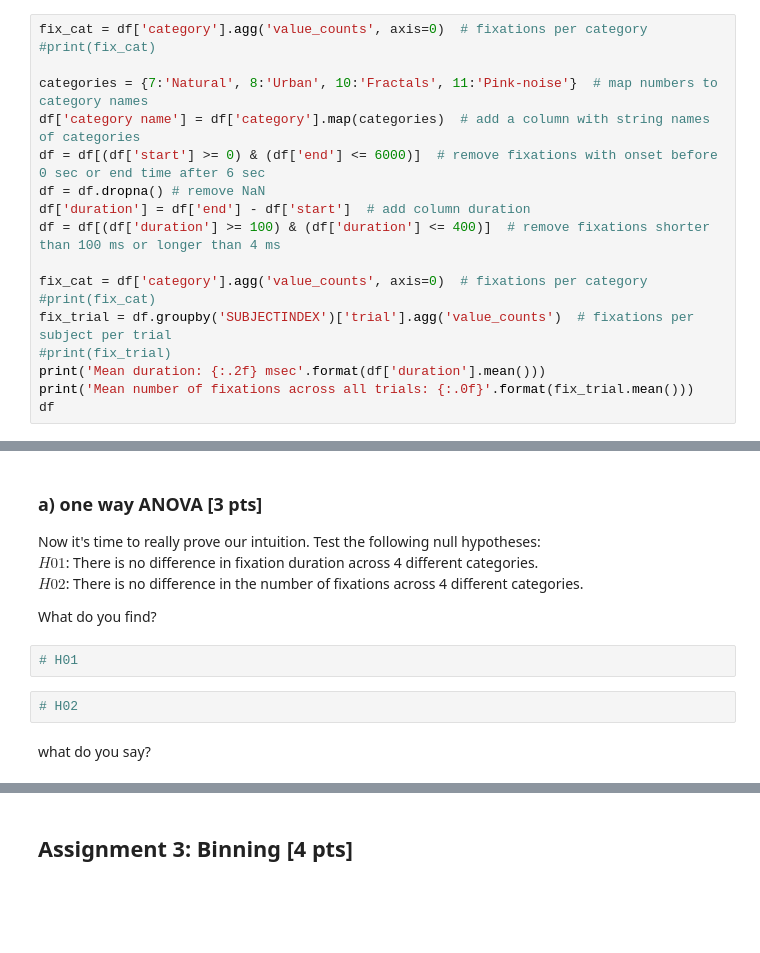
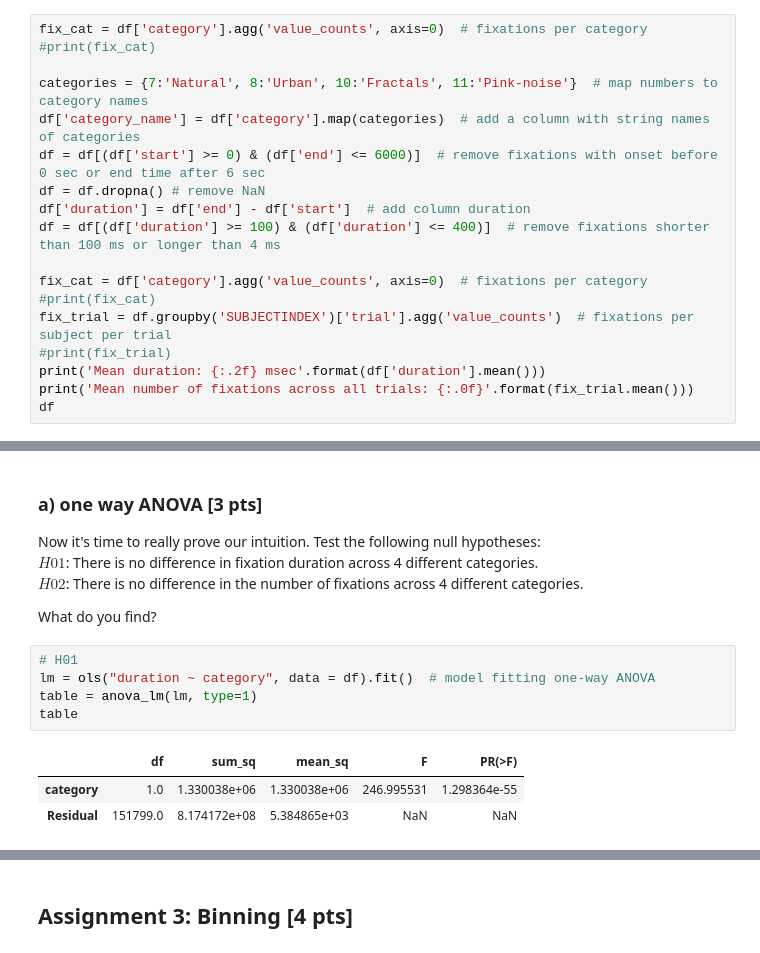
Before and after one commit to NBP-ACC/week-7-acc_3, a Jupyter notebook: sheet05_moritz.ipynb, the cells around one changed output, grey strips where cells are left out. Cells and saved outputs as stored; diff of their text form; blank space fills up the shorter version.

```diff
--- a/sheet05_moritz.ipynb
+++ b/sheet05_moritz.ipynb
@@ -100,7 +101,7 @@ fix_cat = df['category'].agg('value_counts', axis=0)  # fixations per category
 #print(fix_cat)
 
 categories = {7:'Natural', 8:'Urban', 10:'Fractals', 11:'Pink-noise'}  # map numbers to category names
-df['category name'] = df['category'].map(categories)  # add a column with string names of categories
+df['category_name'] = df['category'].map(categories)  # add a column with string names of categories
 df = df[(df['start'] >= 0) & (df['end'] <= 6000)]  # remove fixations with onset before 0 sec or end time after 6 sec
 df = df.dropna() # remove NaN
 df['duration'] = df['end'] - df['start']  # add column duration
@@ -222,9 +223,12 @@ $H01$: There is no difference in fixation duration across 4 different categories
 $H02$: There is no difference in the number of fixations across 4 different categories.
 
 What do you find?
-# %%
-# H01
-# %%
-# H02
-# %% [markdown]
-what do you say?
+# %%
+# H01
+lm = ols("duration ~ category", data = df).fit()  # model fitting one-way ANOVA
+table = anova_lm(lm, type=1)
+table
+# %% [output]
+|  | df | sum_sq | mean_sq | F | PR(>F) |
+| category | 1.0 | 1.330038e+06 | 1.330038e+06 | 246.995531 | 1.298364e-55 |
+| Residual | 151799.0 | 8.174172e+08 | 5.384865e+03 | NaN | NaN |
```
Also changed, not shown: parts of 4 cells of this notebook.
